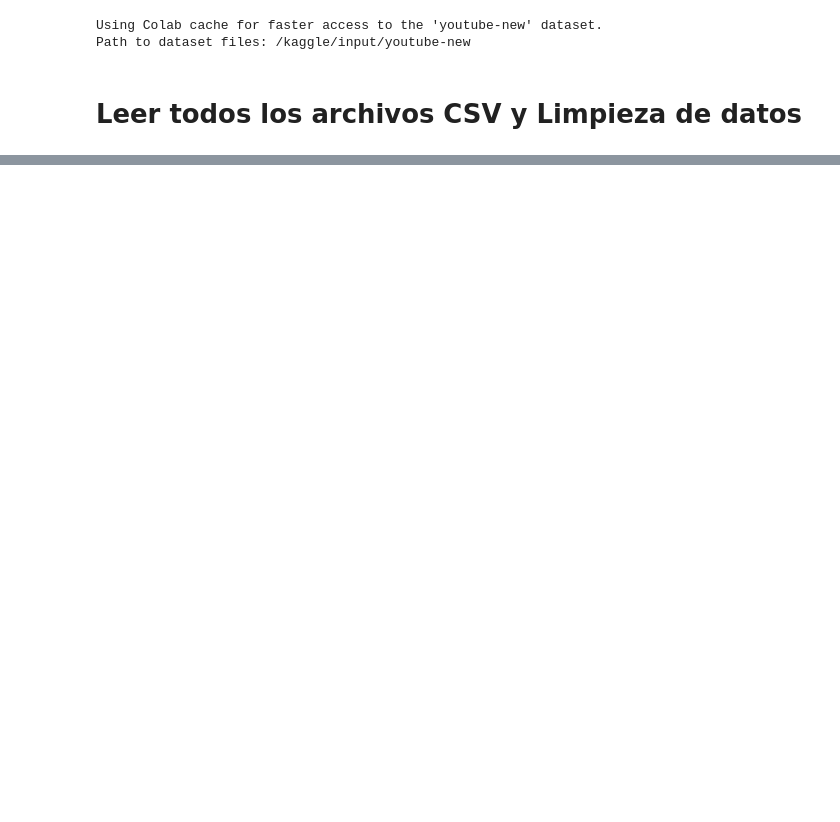
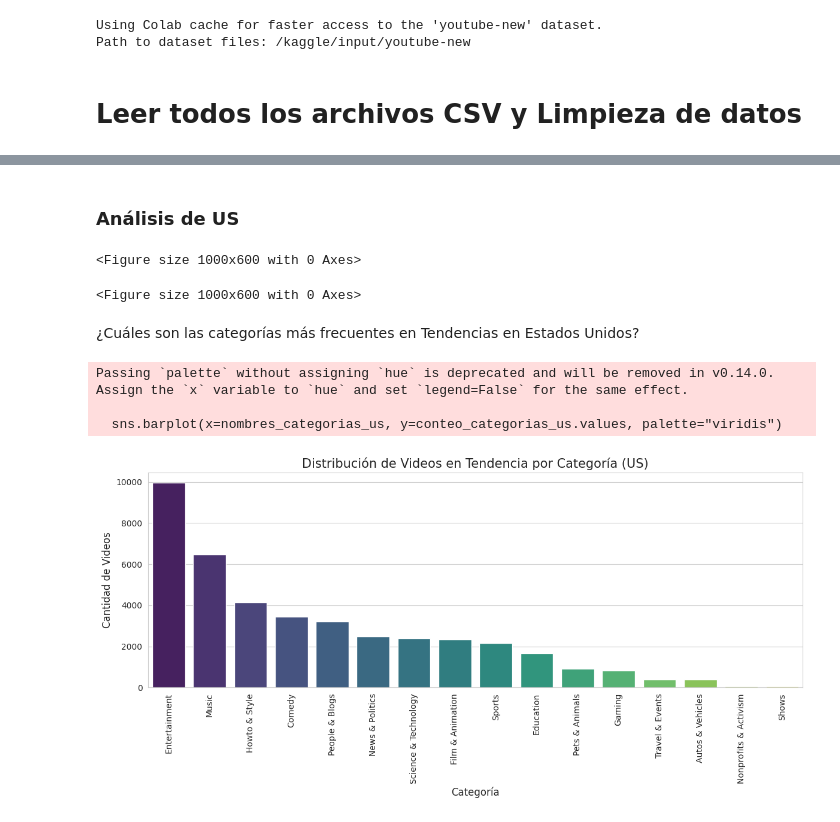
Before and after one commit to Fundamentos-de-Data-Science-UPC/TB2, a Jupyter notebook: TF.ipynb, the cells around one changed output, grey strips where cells are left out. Saved outputs shown, nothing was run; the diff lists cells and outputs as text; code cells hidden in the pictures; blank space fills up the shorter version.

```diff
--- a/TF.ipynb
+++ b/TF.ipynb
@@ -151,0 +73,4 @@ Mostrar dataframe para Estados Unidos
+# %%
+# Formateando la hora
+dataUS["publish_time"] = pd.to_datetime(dataUS["publish_time"], utc=True).dt.tz_localize(None)
+dataCA["publish_time"] = pd.to_datetime(dataCA["publish_time"], utc=True).dt.tz_localize(None)
@@ -151,0 +149,2 @@ Mostrar dataframe para Estados Unidos
+# %% [markdown]
+### Análisis de US
@@ -151,0 +156,30 @@ Mostrar dataframe para Estados Unidos
+# %%
+sns.set_style("whitegrid")
+plt.figure(figsize=(10,6))
+# %% [output]
+<Figure size 1000x600 with 0 Axes>
+<Figure size 1000x600 with 0 Axes>
+# %% [markdown]
+¿Cuáles son las categorías más frecuentes en Tendencias en Estados Unidos?
+# %%
+#¿Cuáles son las categorías más frecuentes en Tendencias en Estados Unidos?
+
+# Conteo de videos por categoría
+conteo_categorias_us = dataUS['category_id'].value_counts()
+
+# Mapear los IDs de categoría a los nombres usando category_dict
+nombres_categorias_us = conteo_categorias_us.index.map(category_dict)
+
+plt.figure(figsize=(12,6))
+sns.barplot(x=nombres_categorias_us, y=conteo_categorias_us.values, palette="viridis")
+plt.title('Distribución de Videos en Tendencia por Categoría (US)', fontsize=15)
+plt.xlabel('Categoría', fontsize=12)
+plt.ylabel('Cantidad de Videos', fontsize=12)
+plt.xticks(rotation=90)
+plt.tight_layout()
+plt.show()
+# %% [output]
+Passing `palette` without assigning `hue` is deprecated and will be removed in v0.14.0. Assign the `x` variable to `hue` and set `legend=False` for the same effect.
+
+  sns.barplot(x=nombres_categorias_us, y=conteo_categorias_us.values, palette="viridis")
+[figure, added]
```
Also changed, not shown: parts of 61 cells of this notebook.
